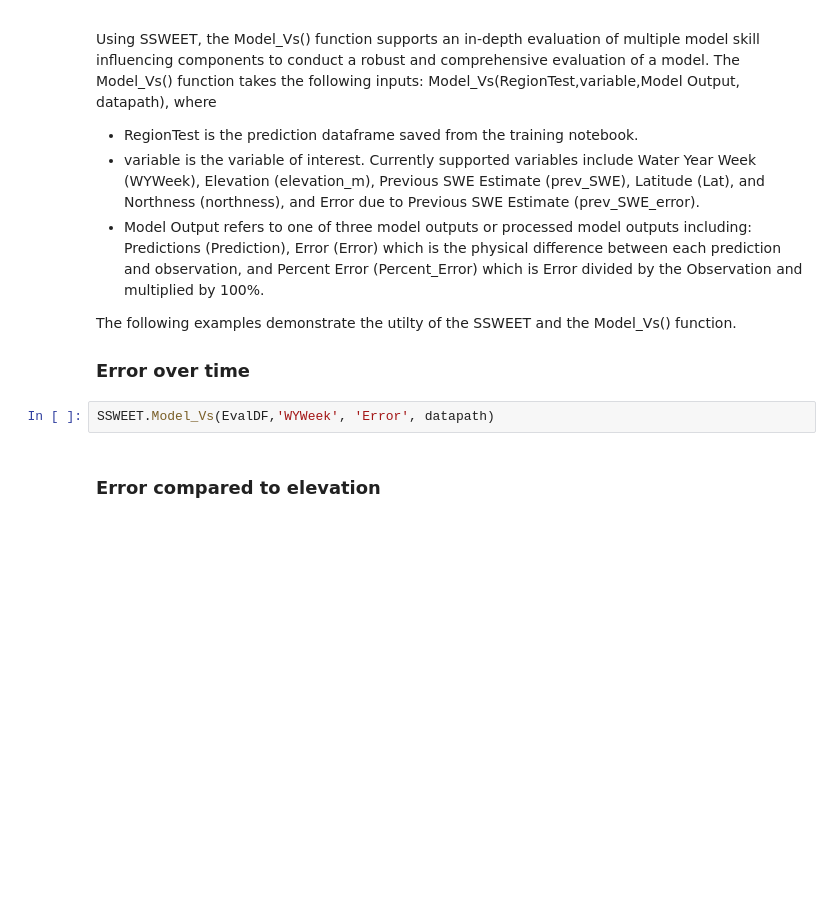
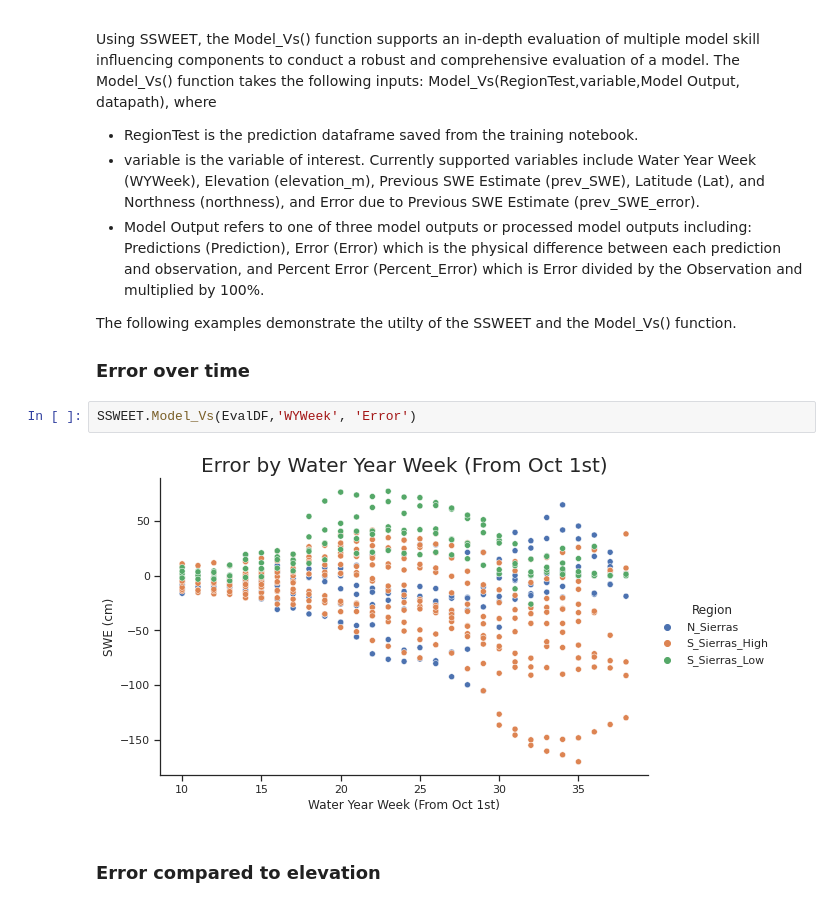
Before and after one commit to whitelightning450/SWEML, a Jupyter notebook: Model/LSTM/Hindcast_Evaluation.ipynb, the cells around one changed output. Cells and saved outputs as stored; diff of their text form; blank space fills up the shorter version.

```diff
--- a/Model/LSTM/Hindcast_Evaluation.ipynb
+++ b/Model/LSTM/Hindcast_Evaluation.ipynb
@@ -101,7 +103,9 @@ The following examples demonstrate the utilty of the SSWEET and the Model_Vs() f
 
 ### Error over time
 # %%
-SSWEET.Model_Vs(EvalDF,'WYWeek', 'Error', datapath)
+SSWEET.Model_Vs(EvalDF,'WYWeek', 'Error')
+# %% [output]
+[figure, added]
 # %% [markdown]
 ### Error compared to elevation
 # %%
```
Also changed, not shown: parts of 17 cells of this notebook, 1 other file.
